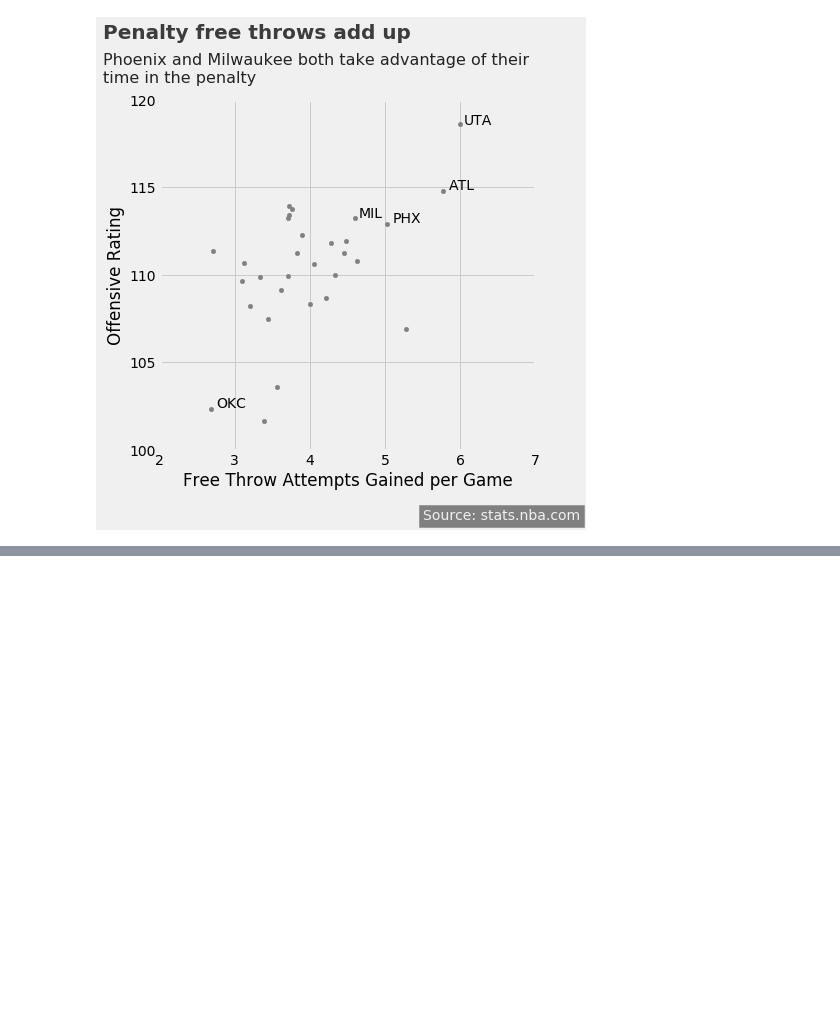
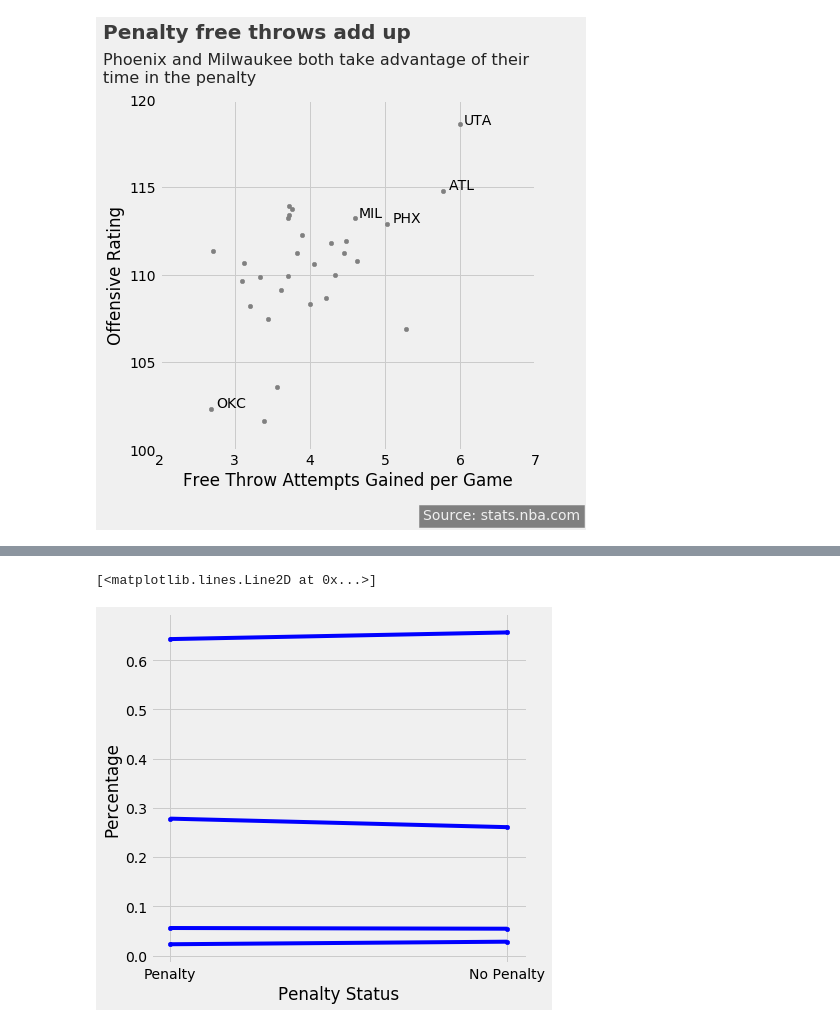
Before and after one commit to basketballrelativity/team-fouls, a Jupyter notebook: exploration.ipynb, the cells around one changed output, grey strips where cells are left out. Saved outputs shown, nothing was run; the diff lists cells and outputs as text; code cells hidden in the pictures; blank space fills up the shorter version.

Commit message:
shot distributions

```diff
--- a/exploration.ipynb
+++ b/exploration.ipynb
@@ -199,0 +253,13 @@ Text(2.75, 102.4, 'OKC')
+# %%
+penalty_df["SHOT_TYPE_GENERAL"] = ["Jump" if "Jump" in x or "Fadeaway" in x
+                                   else "Layup" if "Layup" in x
+                                   else "Dunk" if "Dunk" in x
+                                   else "Hook" for x in penalty_df["ACTION_TYPE"]]
+no_penalty_df["SHOT_TYPE_GENERAL"] = ["Jump" if "Jump" in x or "Fadeaway" in x
+                                   else "Layup" if "Layup" in x
+                                   else "Dunk" if "Dunk" in x
+                                   else "Hook" for x in no_penalty_df["ACTION_TYPE"]]
+# %%
+penalty_shot_df = pd.DataFrame(penalty_df.groupby("SHOT_TYPE_GENERAL")["GAME_EVENT_ID"].count()/len(penalty_df))
+penalty_shot_df = penalty_shot_df.reset_index()
+penalty_shot_df
@@ -199,0 +272,4 @@ Text(2.75, 102.4, 'OKC')
+# %%
+no_penalty_shot_df = pd.DataFrame(no_penalty_df.groupby("SHOT_TYPE_GENERAL")["GAME_EVENT_ID"].count()/len(no_penalty_df))
+no_penalty_shot_df = no_penalty_shot_df.reset_index()
+no_penalty_shot_df
@@ -199,0 +282,6 @@ Text(2.75, 102.4, 'OKC')
+# %%
+penalty_shot_df["Type"] = ["Penalty"]*len(penalty_shot_df)
+no_penalty_shot_df["Type"] = ["No Penalty"]*len(no_penalty_shot_df)
+shot_df = pd.concat([penalty_shot_df, no_penalty_shot_df])
+shot_df.columns = ["Shot Type", "Percentage", "Penalty Status"]
+shot_df
@@ -199,0 +298,14 @@ Text(2.75, 102.4, 'OKC')
+# %%
+shot_plot = shot_df.plot.scatter(x="Penalty Status", y="Percentage", figsize=(6, 6), color="blue")
+shot_plot.tick_params(axis = 'both', which = 'major', labelsize = 14)
+shot_plot.plot([0, 1], [shot_df[(shot_df["Shot Type"]=="Jump") & (shot_df["Penalty Status"]=="Penalty")]["Percentage"].iloc[0],
+                        shot_df[(shot_df["Shot Type"]=="Jump") & (shot_df["Penalty Status"]=="No Penalty")]["Percentage"].iloc[0]], 'b-')
+shot_plot.plot([0, 1], [shot_df[(shot_df["Shot Type"]=="Layup") & (shot_df["Penalty Status"]=="Penalty")]["Percentage"].iloc[0],
+                        shot_df[(shot_df["Shot Type"]=="Layup") & (shot_df["Penalty Status"]=="No Penalty")]["Percentage"].iloc[0]], 'b-')
+shot_plot.plot([0, 1], [shot_df[(shot_df["Shot Type"]=="Dunk") & (shot_df["Penalty Status"]=="Penalty")]["Percentage"].iloc[0],
+                        shot_df[(shot_df["Shot Type"]=="Dunk") & (shot_df["Penalty Status"]=="No Penalty")]["Percentage"].iloc[0]], 'b-')
+shot_plot.plot([0, 1], [shot_df[(shot_df["Shot Type"]=="Hook") & (shot_df["Penalty Status"]=="Penalty")]["Percentage"].iloc[0],
+                        shot_df[(shot_df["Shot Type"]=="Hook") & (shot_df["Penalty Status"]=="No Penalty")]["Percentage"].iloc[0]], 'b-')
+# %% [output]
+[<matplotlib.lines.Line2D at 0x...>]
+[figure, added]
```
Also changed, not shown: parts of 14 cells of this notebook, 4 other files.
